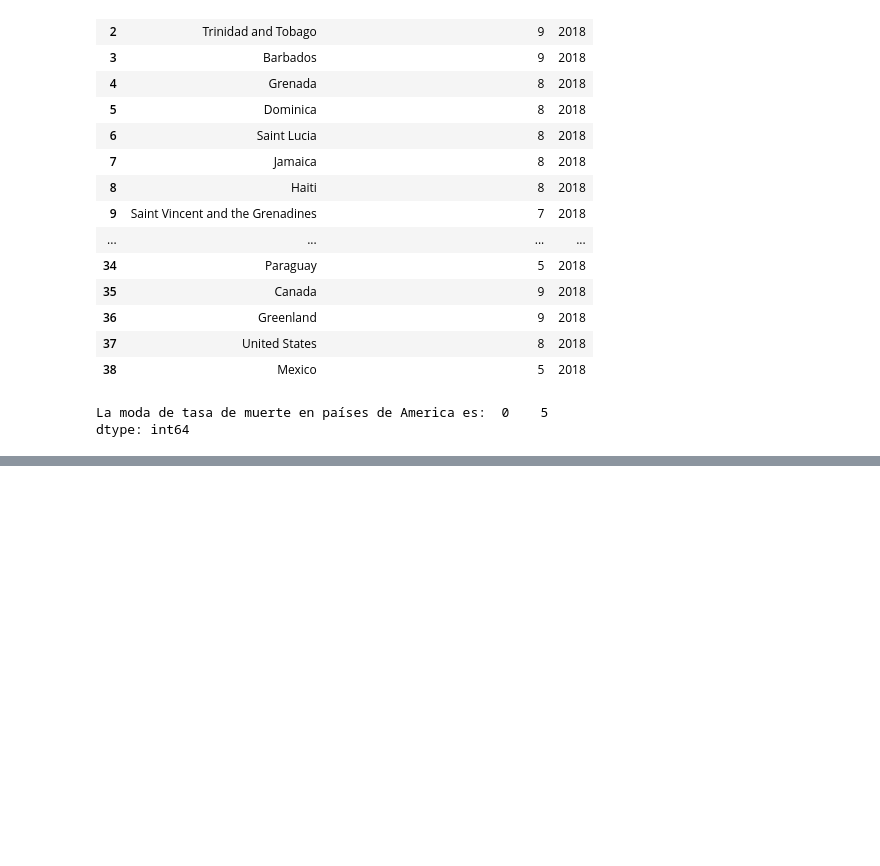
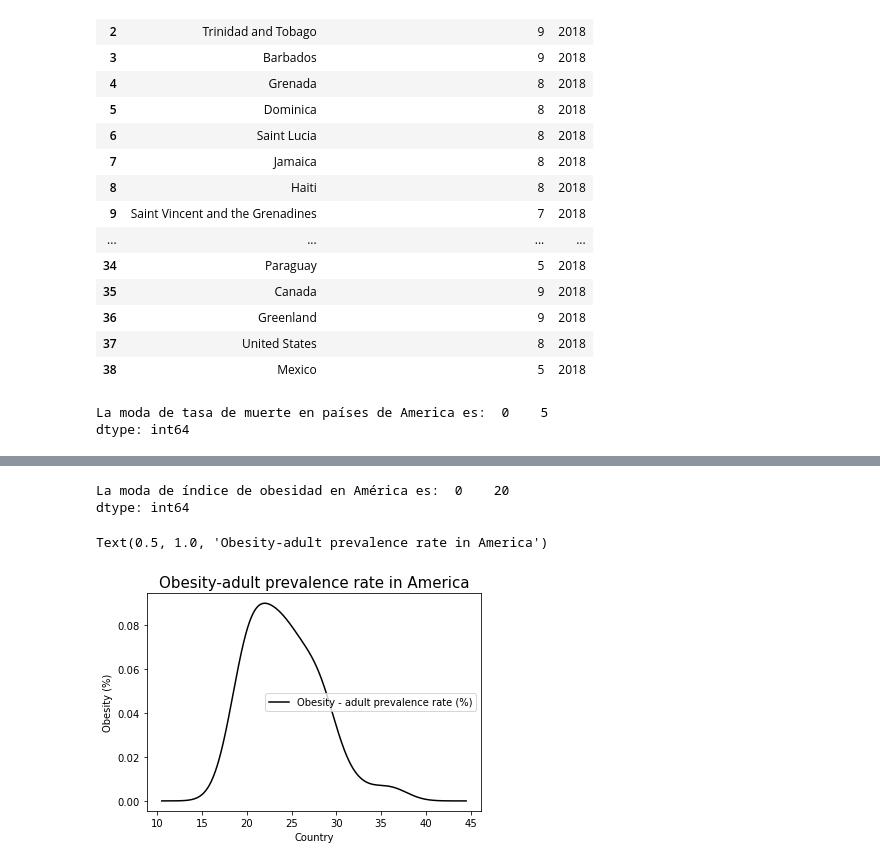
Before and after one commit to DCIDA2019/dcida2020ii-APaloma710, a Jupyter notebook: Sep11/Answers.ipynb, the cells around one changed output, grey strips where cells are left out. Cells and saved outputs as stored; diff of their text form; code cells hidden in the pictures; blank space fills up the shorter version.

```diff
--- a/Sep11/Answers.ipynb
+++ b/Sep11/Answers.ipynb
@@ -671,0 +773,7 @@ AMERICA = pd.merge
+# %%
+#importamos la tabla correspondiente a el índice de obesidad en centro America
+html = requests.get('https://www.indexmundi.com/map/?t=0&v=2228&r=ca&l=en').content
+CenAm_Ob = pd.read_html('https://www.indexmundi.com/map/?t=0&v=2228&r=ca&l=en')
+CenAm_Ob = CenAm_Ob[1]
+CenAm_Ob.to_csv('CenAm_Ob.csv')
+CenAm_Ob
@@ -671,0 +798,7 @@ AMERICA = pd.merge
+# %%
+#importamos la tabla correspondiente a el índice de obesidad en sud America
+html = requests.get('https://www.indexmundi.com/map/?t=0&v=2228&r=sa&l=en').content
+SudAm_Ob = pd.read_html('https://www.indexmundi.com/map/?t=0&v=2228&r=sa&l=en')
+SudAm_Ob = SudAm_Ob[1]
+SudAm_Ob.to_csv('SudAm_Ob.csv')
+SudAm_Ob
@@ -671,0 +819,3 @@ AMERICA = pd.merge
+# %%
+Am_Obesity = pd.concat([NorAm_Ob,CenAm_Ob, SudAm_Ob], ignore_index=True, sort=True)
+Am_Obesity
@@ -671,0 +840,14 @@ AMERICA = pd.merge
+# %%
+Mode_Am_Ob = Am_Obesity['Obesity - adult prevalence rate (%)'].mode()
+print('La moda de índice de obesidad en América es: ', Mode_Am_Ob)
+# %% [output]
+La moda de índice de obesidad en América es:  0    20
+dtype: int64
+# %%
+Plot_Mode_Am = Am_Obesity.plot(x='Country', y='Obesity - adult prevalence rate (%)', kind='density', legend=True, color='black')
+Plot_Mode_Am.set_xlabel('Country')
+Plot_Mode_Am.set_ylabel('Obesity (%)')
+Plot_Mode_Am.set_title('Obesity-adult prevalence rate in America', fontsize=15)
+# %% [output]
+Text(0.5, 1.0, 'Obesity-adult prevalence rate in America')
+[figure, added]
```
Also changed, not shown: parts of 14 cells of this notebook.
